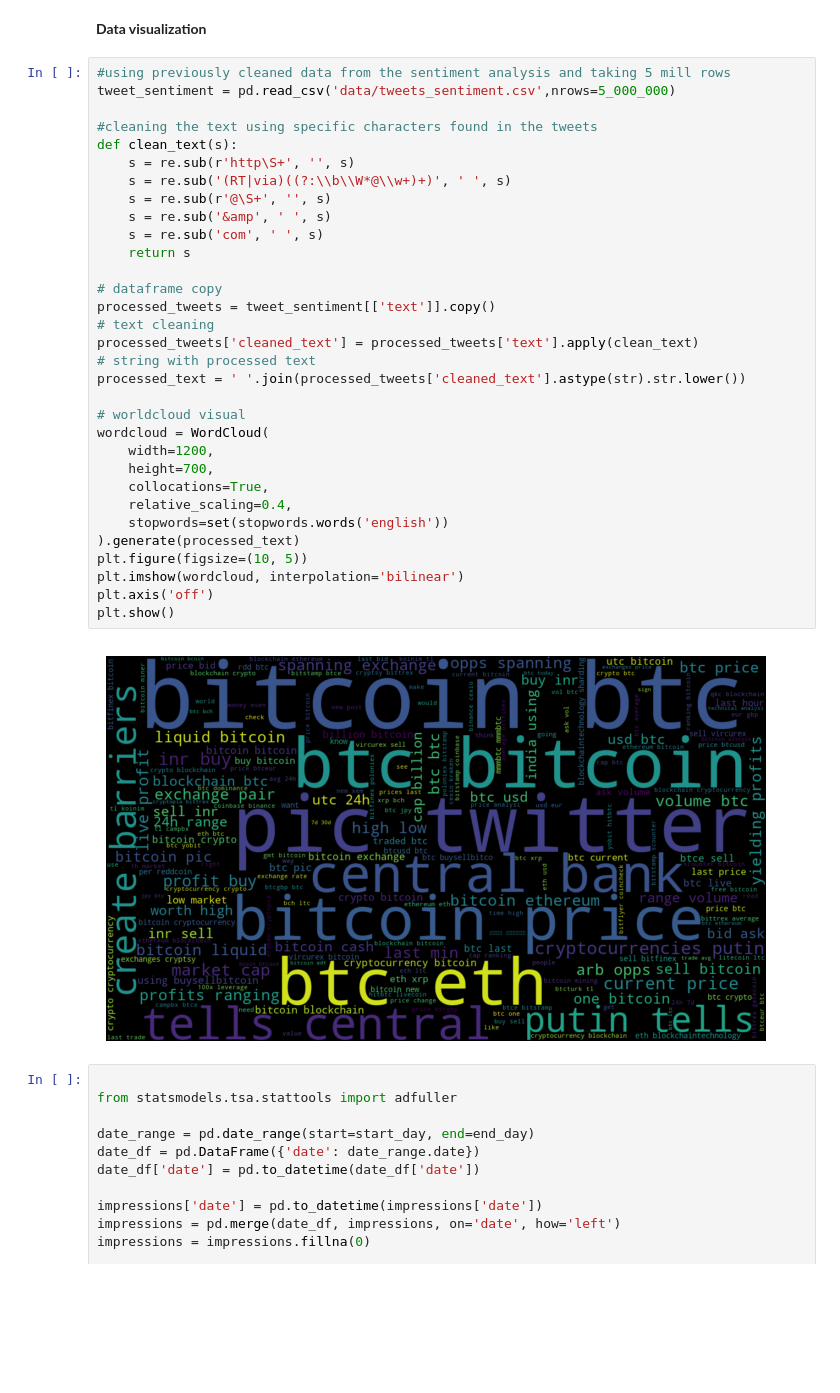
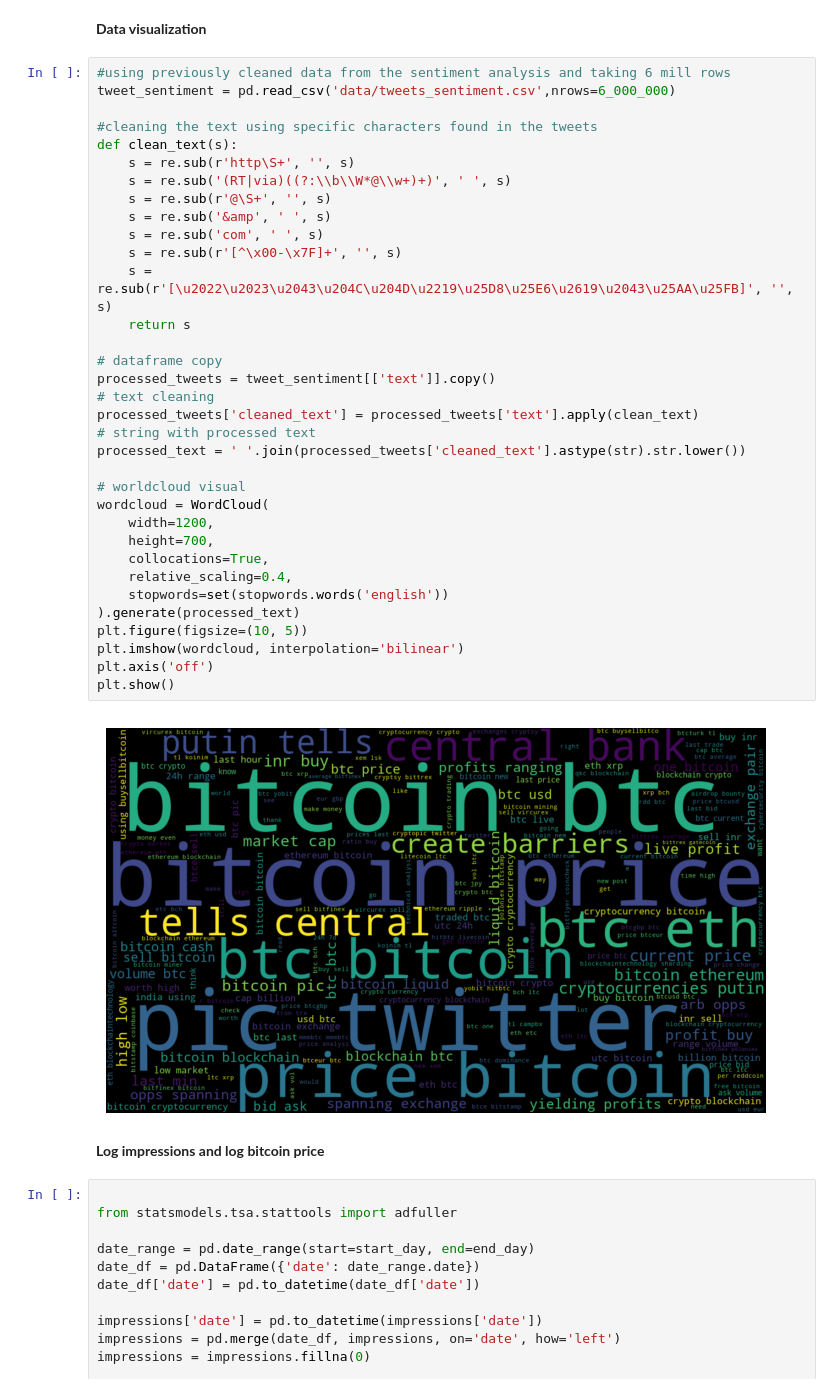
Before and after one commit to finn-prins/Scientific-Data-Analysis-Project, a Jupyter notebook: team_11.ipynb, the cells around one changed output. Saved outputs shown, nothing was run; the diff lists cells and outputs as text; blank space fills up the shorter version.

```diff
--- a/team_11.ipynb
+++ b/team_11.ipynb
@@ -231,39 +229,43 @@ def vader_sentiment(text):
 # %% [markdown]
 **Data visualization**
 # %%
-#using previously cleaned data from the sentiment analysis and taking 5 mill rows
-tweet_sentiment = pd.read_csv('data/tweets_sentiment.csv',nrows=5_000_000)
+#using previously cleaned data from the sentiment analysis and taking 6 mill rows
+tweet_sentiment = pd.read_csv('data/tweets_sentiment.csv',nrows=6_000_000)
 
 #cleaning the text using specific characters found in the tweets
 def clean_text(s):
     s = re.sub(r'http\S+', '', s)
     s = re.sub('(RT|via)((?:\\b\\W*@\\w+)+)', ' ', s)
     s = re.sub(r'@\S+', '', s)
     s = re.sub('&amp', ' ', s)
     s = re.sub('com', ' ', s)
+    s = re.sub(r'[^\x00-\x7F]+', '', s)
+    s = re.sub(r'[\u2022\u2023\u2043\u204C\u204D\u2219\u25D8\u25E6\u2619\u2043\u25AA\u25FB]', '', s)
     return s
 
 # dataframe copy
 processed_tweets = tweet_sentiment[['text']].copy()
 # text cleaning
 processed_tweets['cleaned_text'] = processed_tweets['text'].apply(clean_text)
 # string with processed text
 processed_text = ' '.join(processed_tweets['cleaned_text'].astype(str).str.lower())
 
 # worldcloud visual
 wordcloud = WordCloud(
     width=1200,
     height=700,
     collocations=True,
     relative_scaling=0.4,
     stopwords=set(stopwords.words('english'))
 ).generate(processed_text)
 plt.figure(figsize=(10, 5))
 plt.imshow(wordcloud, interpolation='bilinear')
 plt.axis('off')
 plt.show()
 # %% [output]
-[figure, old version]
+[figure, new version]
+# %% [markdown]
+**Log impressions and log bitcoin price**
 # %%
 
 from statsmodels.tsa.stattools import adfuller
```
Also changed, not shown: parts of 13 cells of this notebook.
